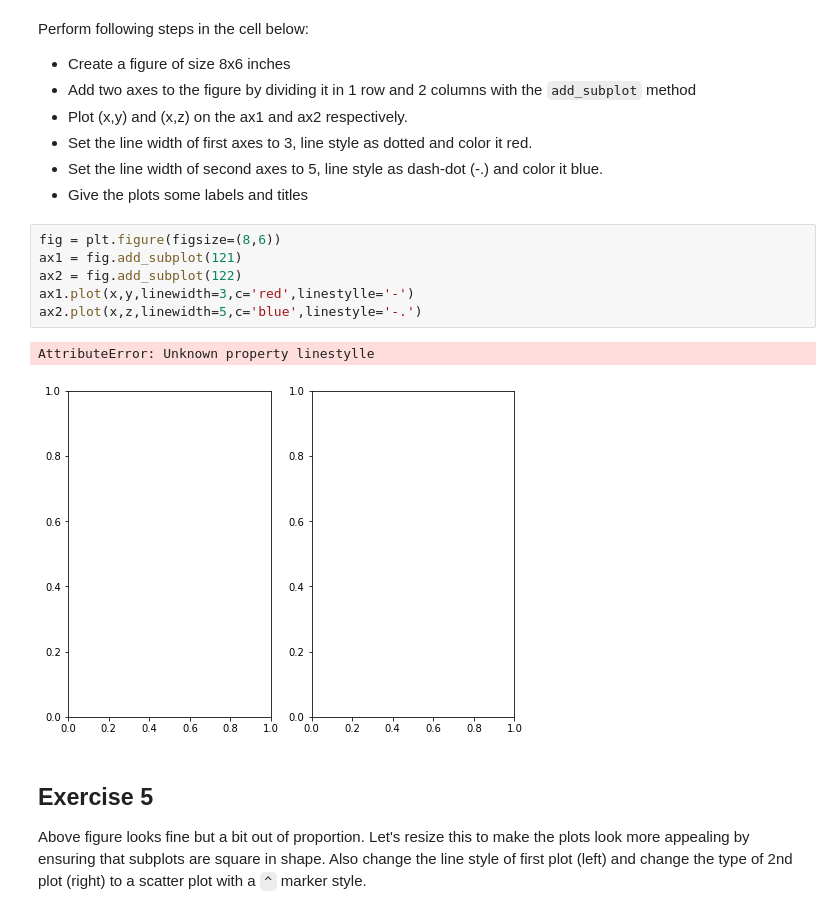
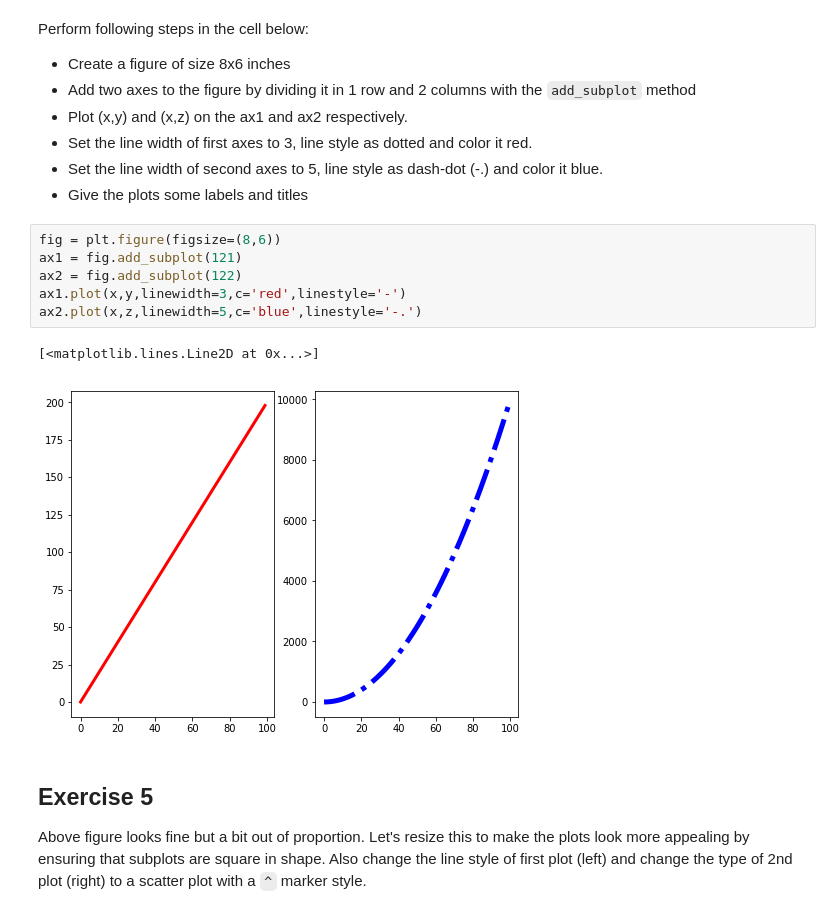
Before and after one commit to jmt0221/dsc-more-practice-with-matplotlib-lab-nyc-ds-082619, a Jupyter notebook: index.ipynb, the cells around one changed output. Cells and saved outputs as stored; diff of their text form.

```diff
--- a/index.ipynb
+++ b/index.ipynb
@@ -118,12 +118,12 @@ Perform following steps in the cell below:
 # %%
 fig = plt.figure(figsize=(8,6))
 ax1 = fig.add_subplot(121)
 ax2 = fig.add_subplot(122)
-ax1.plot(x,y,linewidth=3,c='red',linestylle='-')
+ax1.plot(x,y,linewidth=3,c='red',linestyle='-')
 ax2.plot(x,z,linewidth=5,c='blue',linestyle='-.')
 # %% [output]
-AttributeError: Unknown property linestylle
+[<matplotlib.lines.Line2D at 0x...>]
-[figure, old version]
+[figure, new version]
 # %% [markdown]
 ## Exercise 5
 
```
